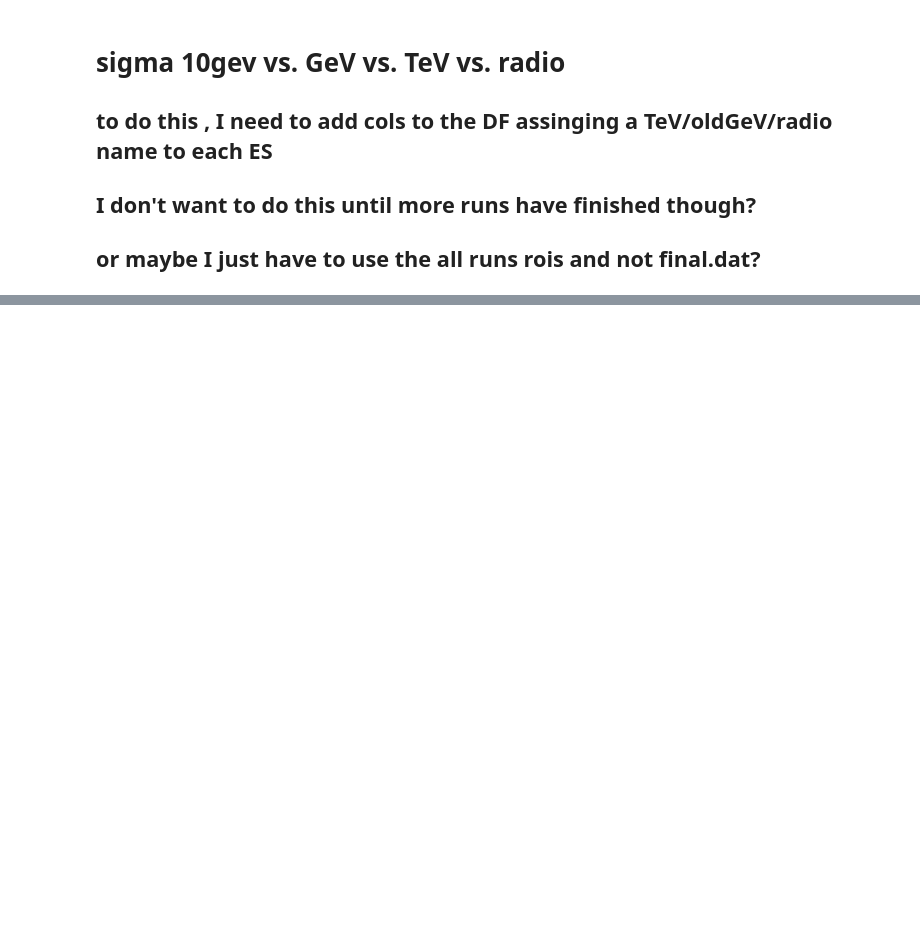
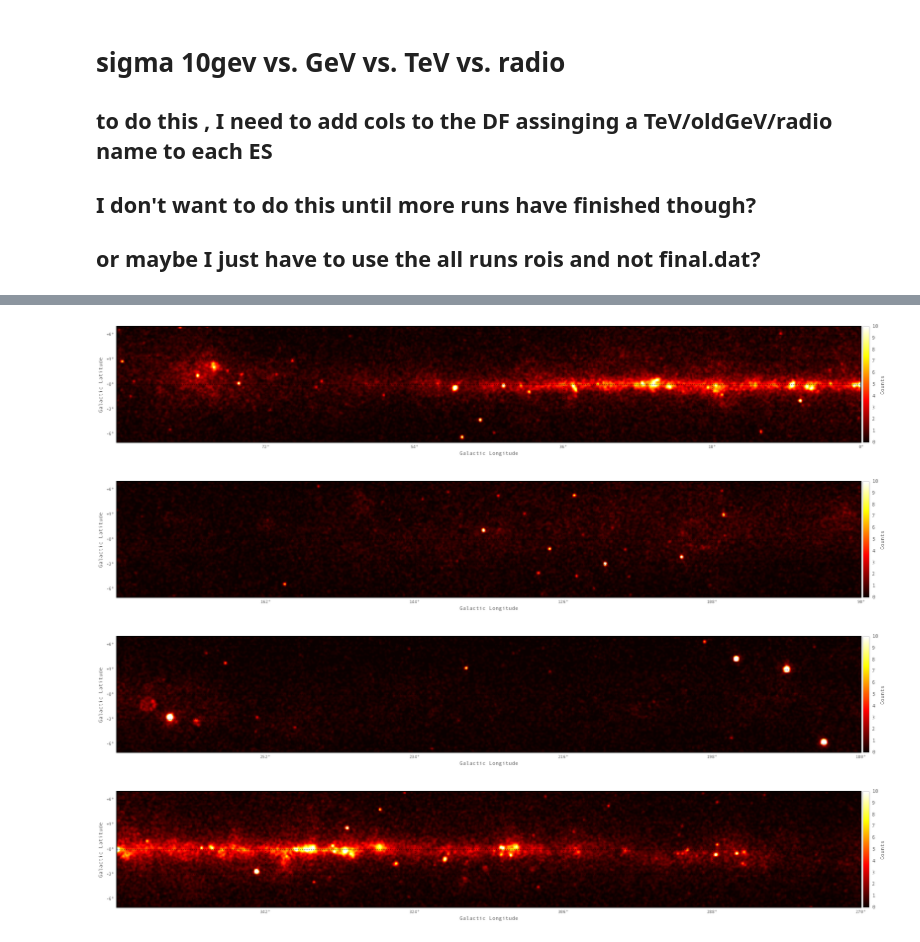
Before and after one commit to bbw7561135/ipynbs, a Jupyter notebook: gt10GeV.ipynb, the cells around one changed output, grey strips where cells are left out. Cells and saved outputs as stored; diff of their text form; code cells hidden in the pictures; blank space fills up the shorter version.

```diff
--- a/gt10GeV.ipynb
+++ b/gt10GeV.ipynb
@@ -262,0 +328,8 @@ srcDF_pruned['oldName'] = oldNewSer
+# %%
+for name in srcDF_pruned.index: #for all sources in DF. i = src name
+    for pName in srcDF_pruned.loc[name].index:
+        srcDF_pruned.loc[name].loc[pName] = srcDF_pruned.loc[name].loc[pName][-1] if isinstance(srcDF_pruned.loc[name].loc[pName],list) else srcDF_pruned.loc[name].loc[pName]
+        #maybe it should be this?
+        #srcDF_pruned.loc[name].loc[pName] = srcDF_pruned.loc[:,('name','pname')][-1] if isinstance(srcDF_pruned.loc[:,('name','pname')],list) else srcDF_pruned.loc[:,('name','pname')]
+        #srcDF_pruned.loc[:,('name','pname')]
+#DF.loc[name].l[-1] if isinstance(DF.loc[name].l,list) else DF.loc[name].l
@@ -342,3 +432,8 @@ srcDF_pruned_ts25[srcDF_pruned_ts25.Sigma.notnull()].sort('Sigma')
+# %%
+#Keep all TS >= 25 sources and PSRs (which by default I think have TS >= 16)
+#srcDF_pruned_ts25 = srcDF_pruned[srcDF_pruned.TS >= 25]
+srcDF_pruned_ts25 = srcDF_pruned.loc[(srcDF_pruned.TS >= 25)]# | (srcDF_pruned.index.str.startswith('PSR'))]
+#srcDF_pruned_ts25[srcDF_pruned_ts25.Sigma.notnull()].sort('Sigma')
 # %%
 print "Total number of TS  >= 25 sources after pruning:",len(srcDF_pruned_ts25)
 print "Total number of TS  >= 25 extended sources after pruning:",len(srcDF_pruned_ts25.Sigma.dropna())
@@ -373,0 +510,7 @@ srcDF_pruned_ts25_ES = srcDF_pruned_ts25[srcDF_pruned_ts25.Sigma.notnull()]
+# %%
+srcDF_pruned_ts25_ES = srcDF_pruned_ts25.dropna(subset = ['Sigma'])# why doesn't this work anymor? srcDF_pruned_ts25[srcDF_pruned_ts25.Sigma.notnull()] #or )
+os.chdir(galPlaneDir)
+print os.getcwd()
+outdir = os.path.join(galPlaneDir,'prunedTSlt25Srcs_justES.reg')
+#writeReg(srcDF_pruned[srcDF_pruned_ts25_ES],outdir)
+writeReg(srcDF_pruned_ts25_ES,outdir)
@@ -1226,0 +1440,32 @@ Working on l150_b0_ES_1
+# %%
+#same as above, but just a sinlge map
+#cmap = "/Users/elunejava/Desktop/gt10gev/cmap_10gev_74m_noRockCut.fits"
+cmap  = "/Users/elunejava/Desktop/ft1_1gev_7yr_noRockZmax105_cmap.fits"
+cbarTitle = 'Counts'
+#fig = plt.figure(figsize=[10,50])
+for l in [45,135,225,315]:#[0,90,180,270]:
+    fig = plt.figure(figsize=[30,14])
+    f = aplpy.FITSFigure(cmap,figure = fig)
+    #f.show_colorscale(vmin =0.0, pmax =100., cmap = 'hot' ,stretch = 'linear')
+    f.show_colorscale(vmin= 0,vmax = 10,cmap = 'hot',smooth = 1, stretch = 'linear')
+    #f.show_grid()
+    f.tick_labels.set_xformat('ddd')
+    f.tick_labels.set_yformat('ddd')
+    f.frame.set_color('black')
+    f.frame.set_linewidth(2)
+    f.add_colorbar()
+    f.axis_labels.set_font(size='large',weight='black')
+    f.tick_labels.set_font(weight = 'black')
+    #f.add_label(0.5, 1.1, text = figTitle, relative = True, weight = 'medium', size='large')
+    f.colorbar.set_axis_label_text(cbarTitle)
+    f.colorbar.set_font(size='large',weight = 'black')
+    f.colorbar.set_axis_label_font(size='large',weight='black')
+    #f.colorbar.set_ticks(ticks = plt.MaxNLocator(integer = True))
+    f.recenter(x= l, y =0, height = 14, width =90)
+    plt.savefig('/Users/elunejava/Desktop/gt10gevCmap_l%s.png' %(l))#,dpi = 500)
+    del f
+# %% [output]
+[figure, added]
+[figure, added]
+[figure, added]
+[figure, added]
```
Also changed, not shown: parts of 58 cells of this notebook, 3 other files.
